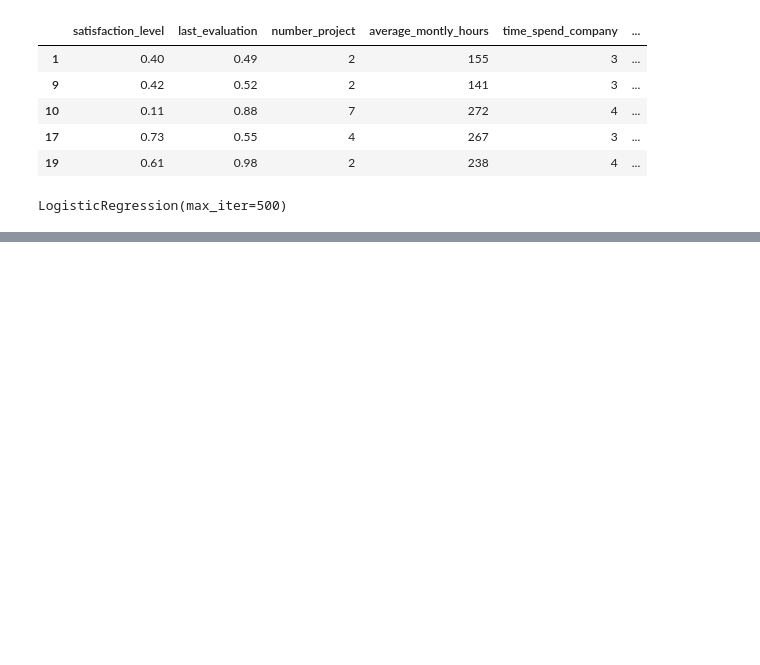
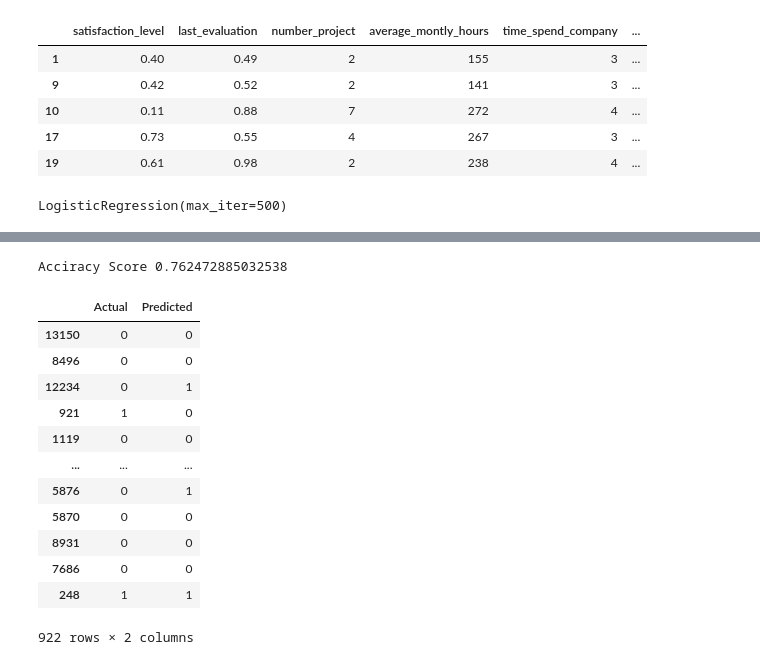
Before and after one commit to ashmi721/Data_Science_Project, a Jupyter notebook: Hr-employee_retention.ipynb, the cells around one changed output, grey strips where cells are left out. Saved outputs shown, nothing was run; the diff lists cells and outputs as text; code cells hidden in the pictures; blank space fills up the shorter version.

```diff
--- a/Hr-employee_retention.ipynb
+++ b/Hr-employee_retention.ipynb
@@ -298,0 +304,6 @@ LogisticRegression(max_iter=500)
+# %%
+# using logistic
+y_pred1 = lr.predict(X_test)
+
+# using svc
+y_pred2 = svc.predict(X_test)
@@ -298,0 +331,21 @@ LogisticRegression(max_iter=500)
+# %%
+print(f'Acciracy Score {accuracy_score(y_test,y_pred1)}')
+# %% [output]
+Acciracy Score 0.762472885032538
+# %%
+data = pd.DataFrame({'Actual': y_test, 'Predicted': y_pred1})
+data
+# %% [output]
+|  | Actual | Predicted |
+| 13150 | 0 | 0 |
+| 8496 | 0 | 0 |
+| 12234 | 0 | 1 |
+| 921 | 1 | 0 |
+| 1119 | 0 | 0 |
+| ... | ... | ... |
+| 5876 | 0 | 1 |
+| 5870 | 0 | 0 |
+| 8931 | 0 | 0 |
+| 7686 | 0 | 0 |
+| 248 | 1 | 1 |
+922 rows × 2 columns
```
Also changed, not shown: parts of 9 cells of this notebook.
